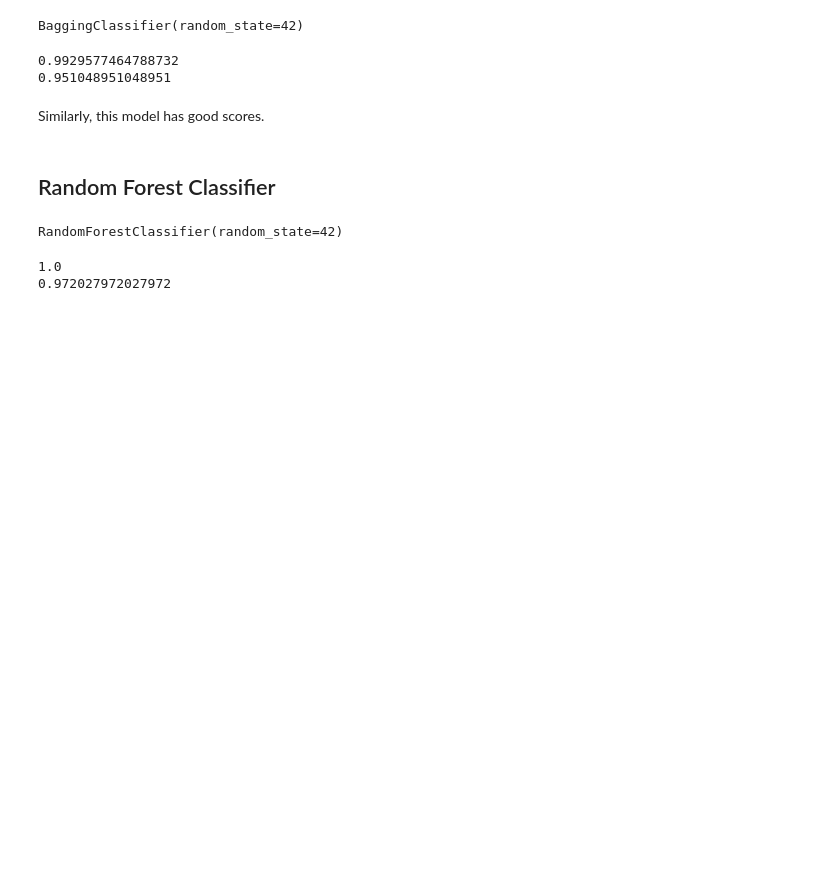
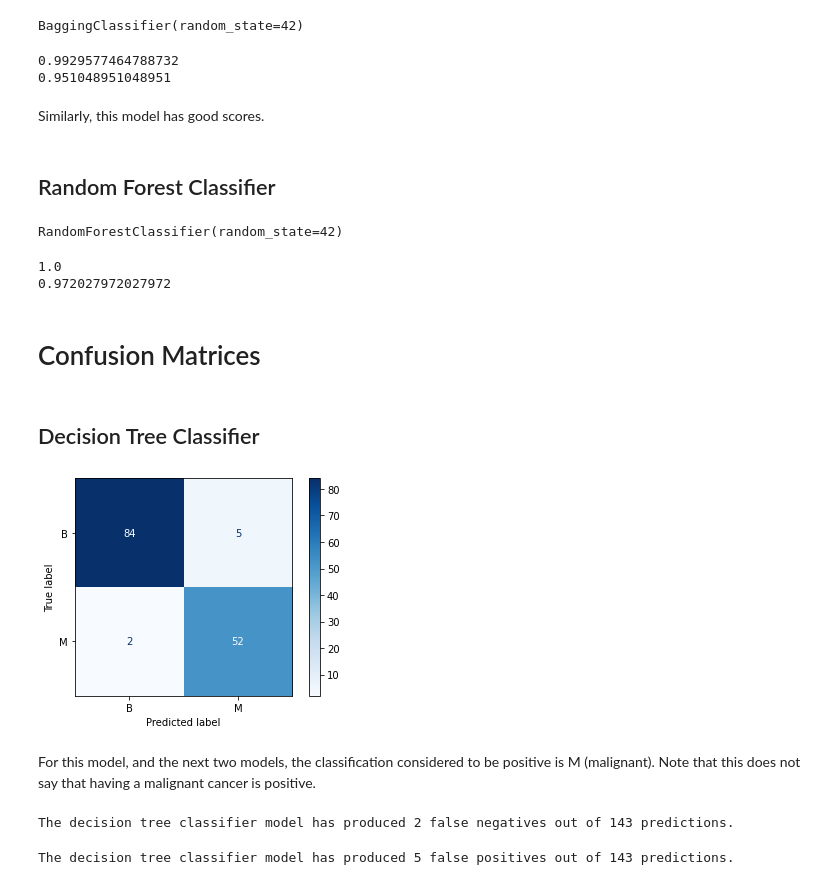
Before and after one commit to Neoneto/Coding_Dojo_Week7, a Jupyter notebook: Classification_Tree_Exercise_(Practice).ipynb, the cells around one changed output. Saved outputs shown, nothing was run; the diff lists cells and outputs as text; code cells hidden in the pictures; blank space fills up the shorter version.

```diff
--- a/Classification_Tree_Exercise_(Practice).ipynb
+++ b/Classification_Tree_Exercise_(Practice).ipynb
@@ -129,3 +129,5 @@ print(rf_test)
 # %% [output]
 1.0
 0.972027972027972
+# %% [markdown]
+# Confusion Matrices
@@ -131,0 +138,8 @@ print(rf_test)
+# %% [markdown]
+## Decision Tree Classifier
+# %%
+plot_confusion_matrix(dec_tree, X_test, y_test, cmap = 'Blues');
+# %% [output]
+[figure, added]
+# %% [markdown]
+For this model, and the next two models, the classification considered to be positive is M (malignant). Note that this does not say that having a malignant cancer is positive.
@@ -131,0 +152,8 @@ print(rf_test)
+# %%
+print(f'The decision tree classifier model has produced {fn} false negatives out of {len(y_test)} predictions.')
+# %% [output]
+The decision tree classifier model has produced 2 false negatives out of 143 predictions.
+# %%
+print(f'The decision tree classifier model has produced {fp} false positives out of {len(y_test)} predictions.')
+# %% [output]
+The decision tree classifier model has produced 5 false positives out of 143 predictions.
```
Also changed, not shown: parts of 14 cells of this notebook.
